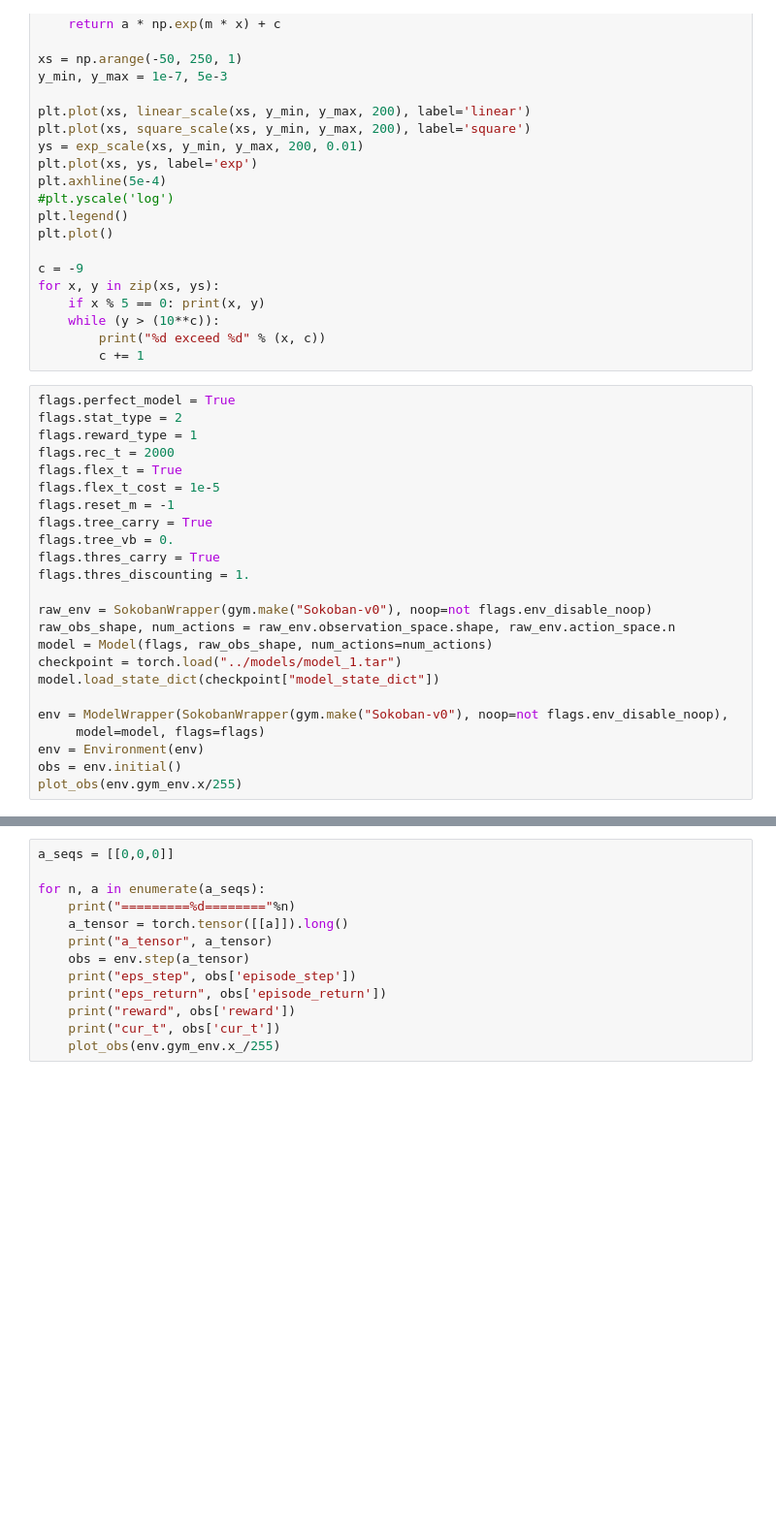
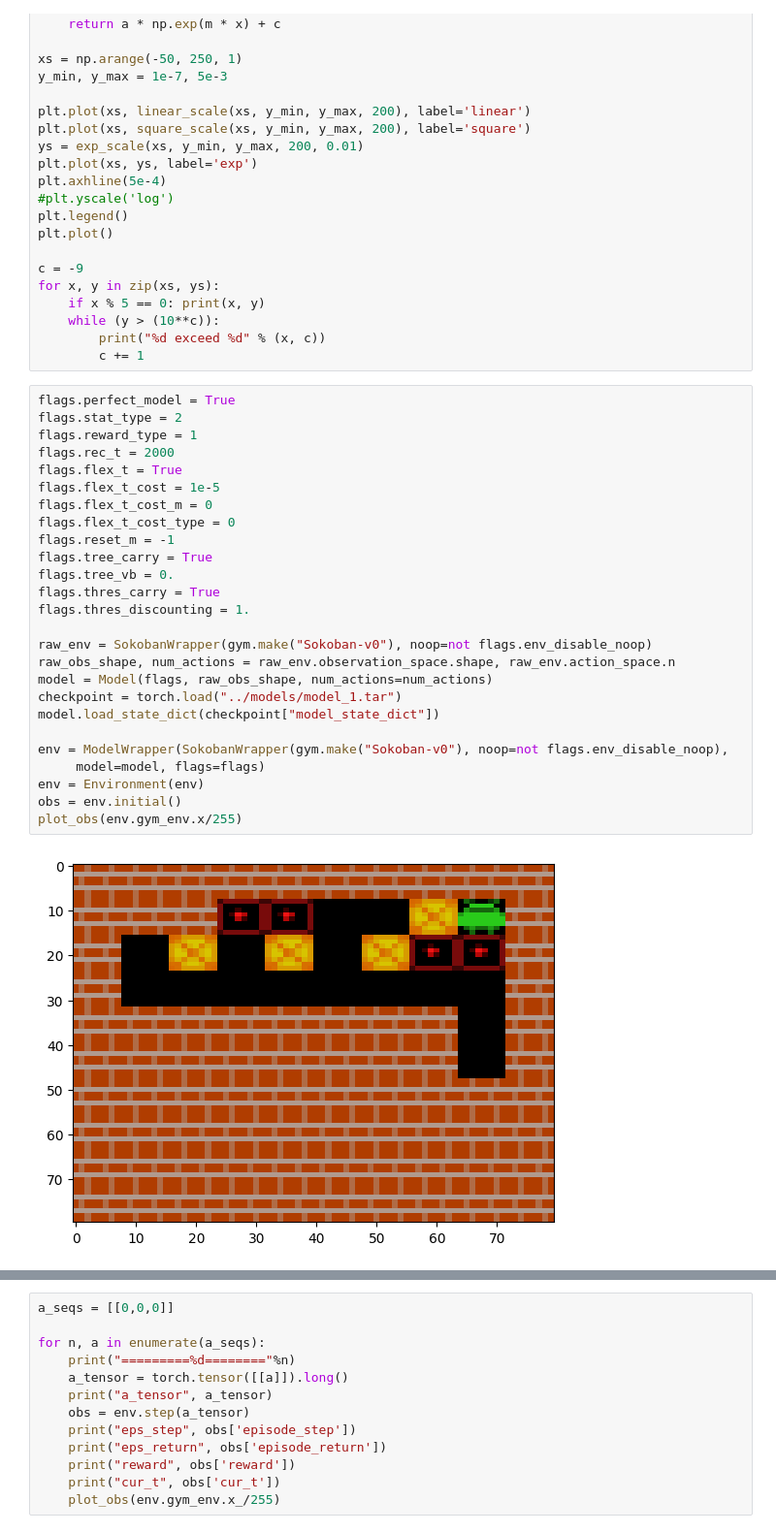
Before and after one commit to tuphs28/thinker_private_planning, a Jupyter notebook: torchbeast/planner_rei.ipynb, the cells around one changed output, grey strips where cells are left out. Shown at 97% size. Saved outputs shown, nothing was run; the diff lists cells and outputs as text; blank space fills up the shorter version.

```diff
--- a/torchbeast/planner_rei.ipynb
+++ b/torchbeast/planner_rei.ipynb
@@ -1754,24 +1759,28 @@ for x, y in zip(xs, ys):
 # %%
 flags.perfect_model = True
 flags.stat_type = 2
 flags.reward_type = 1
 flags.rec_t = 2000
 flags.flex_t = True
 flags.flex_t_cost = 1e-5
+flags.flex_t_cost_m = 0
+flags.flex_t_cost_type = 0
 flags.reset_m = -1
 flags.tree_carry = True
 flags.tree_vb = 0.
 flags.thres_carry = True
 flags.thres_discounting = 1.
 
 raw_env = SokobanWrapper(gym.make("Sokoban-v0"), noop=not flags.env_disable_noop)
 raw_obs_shape, num_actions = raw_env.observation_space.shape, raw_env.action_space.n
 model = Model(flags, raw_obs_shape, num_actions=num_actions)
 checkpoint = torch.load("../models/model_1.tar")
 model.load_state_dict(checkpoint["model_state_dict"])
 
 env = ModelWrapper(SokobanWrapper(gym.make("Sokoban-v0"), noop=not flags.env_disable_noop),
      model=model, flags=flags)
 env = Environment(env)
 obs = env.initial()
 plot_obs(env.gym_env.x/255)
+# %% [output]
+[figure, added]
```
Also changed, not shown: parts of 4 cells of this notebook, 1 other file.
